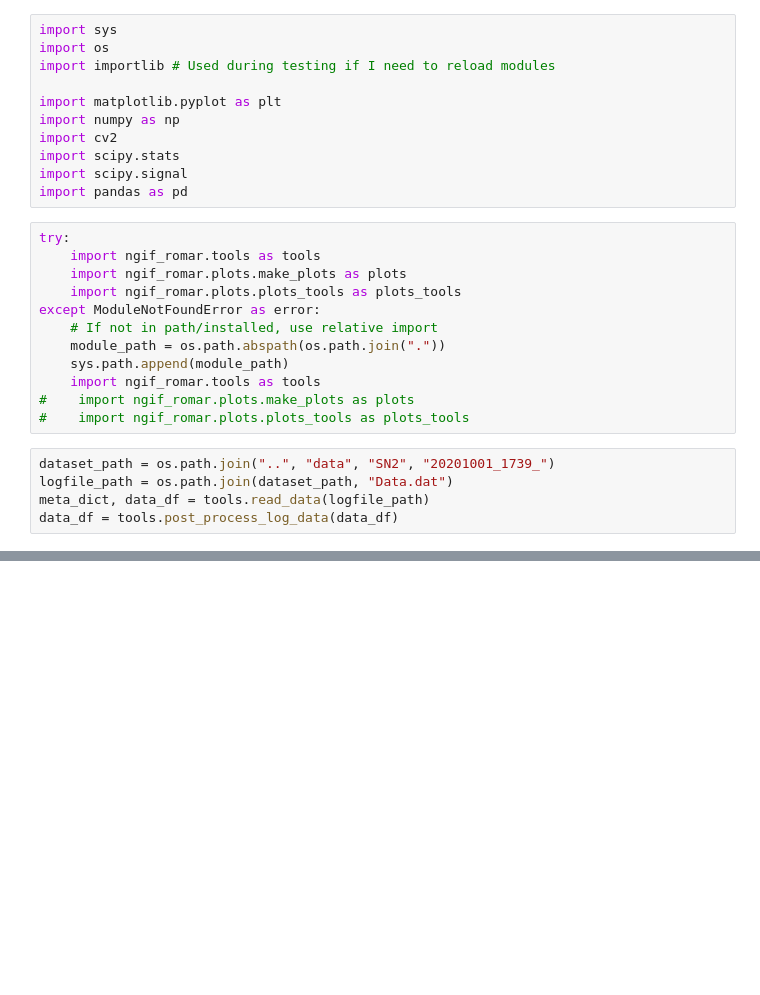
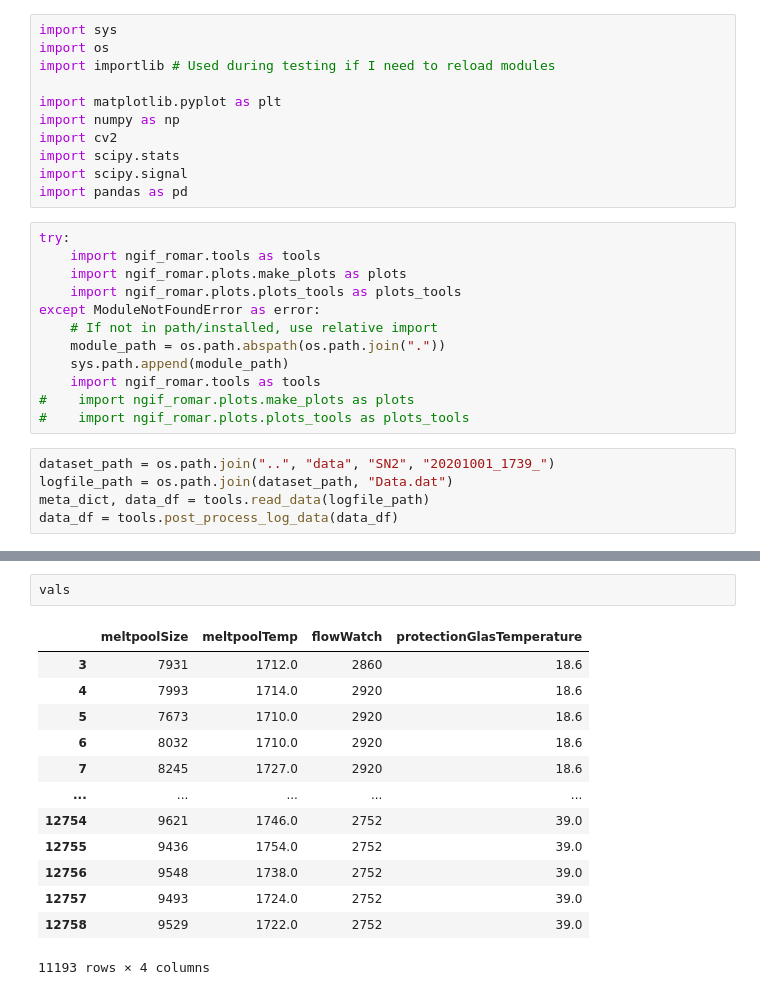
Before and after one commit to sw580844/ngif_romar, a Jupyter notebook: notebooks/2021-11-07 pca-t2.ipynb, the cells around one changed output, grey strips where cells are left out. Drawn from its saved outputs; the diff is of its cells as text; blank space fills up the shorter version.

```diff
--- a/notebooks/2021-11-07 pca-t2.ipynb
+++ b/notebooks/2021-11-07 pca-t2.ipynb
@@ -52,3 +53,19 @@ vals = data_df_filtered[['meltpoolSize','meltpoolTemp','flowWatch','protectionGl
+# %%
+vals
+# %% [output]
+|  | meltpoolSize | meltpoolTemp | flowWatch | protectionGlasTemperature |
+| 3 | 7931 | 1712.0 | 2860 | 18.6 |
+| 4 | 7993 | 1714.0 | 2920 | 18.6 |
+| 5 | 7673 | 1710.0 | 2920 | 18.6 |
+| 6 | 8032 | 1710.0 | 2920 | 18.6 |
+| 7 | 8245 | 1727.0 | 2920 | 18.6 |
+| ... | ... | ... | ... | ... |
+| 12754 | 9621 | 1746.0 | 2752 | 39.0 |
+| 12755 | 9436 | 1754.0 | 2752 | 39.0 |
+| 12756 | 9548 | 1738.0 | 2752 | 39.0 |
+| 12757 | 9493 | 1724.0 | 2752 | 39.0 |
+| 12758 | 9529 | 1722.0 | 2752 | 39.0 |
+11193 rows × 4 columns
 # %%
 model = pca(alpha=0.5) # alpha = threshold for outliers in t2 test
 out = model.fit_transform(vals)
```
Also changed, not shown: parts of 7 cells of this notebook.
